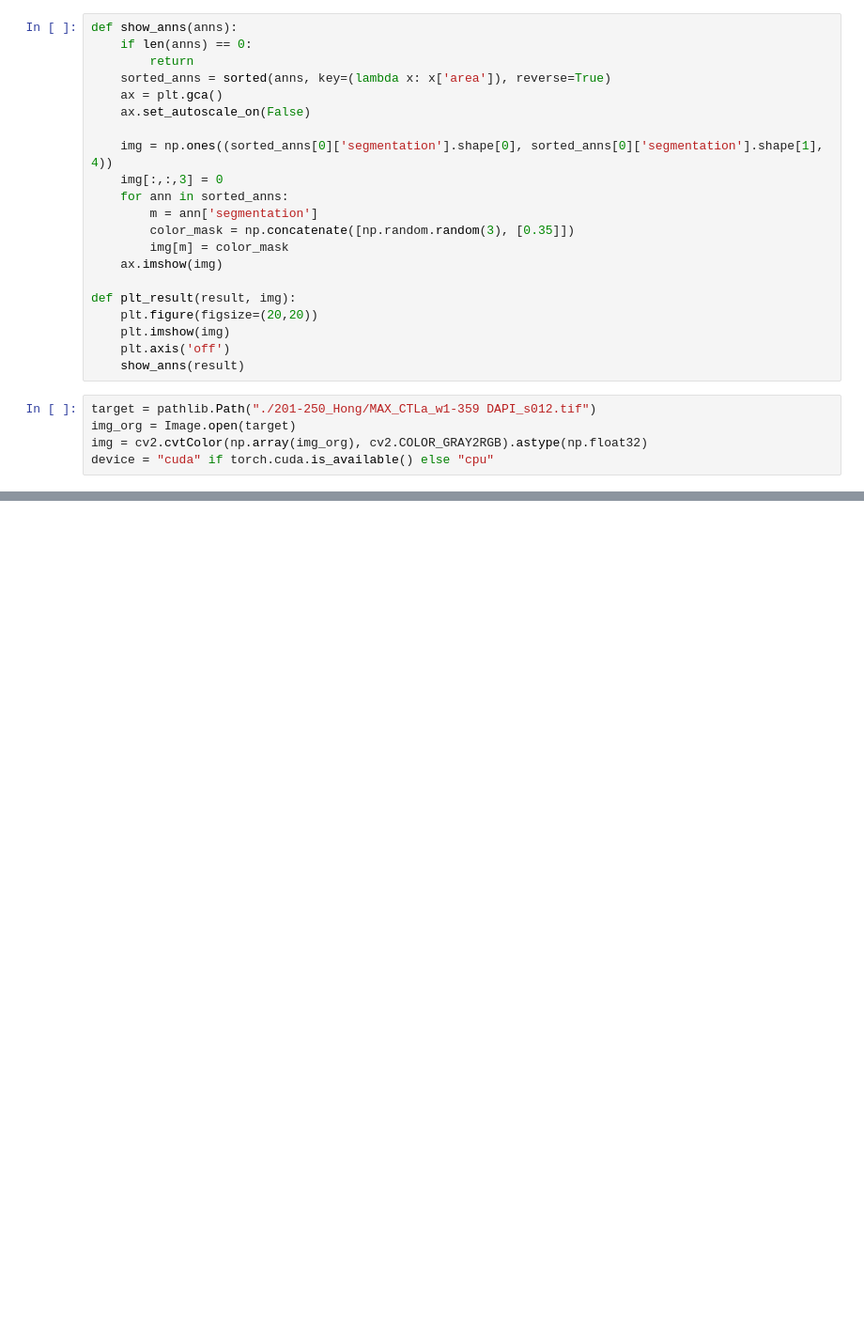
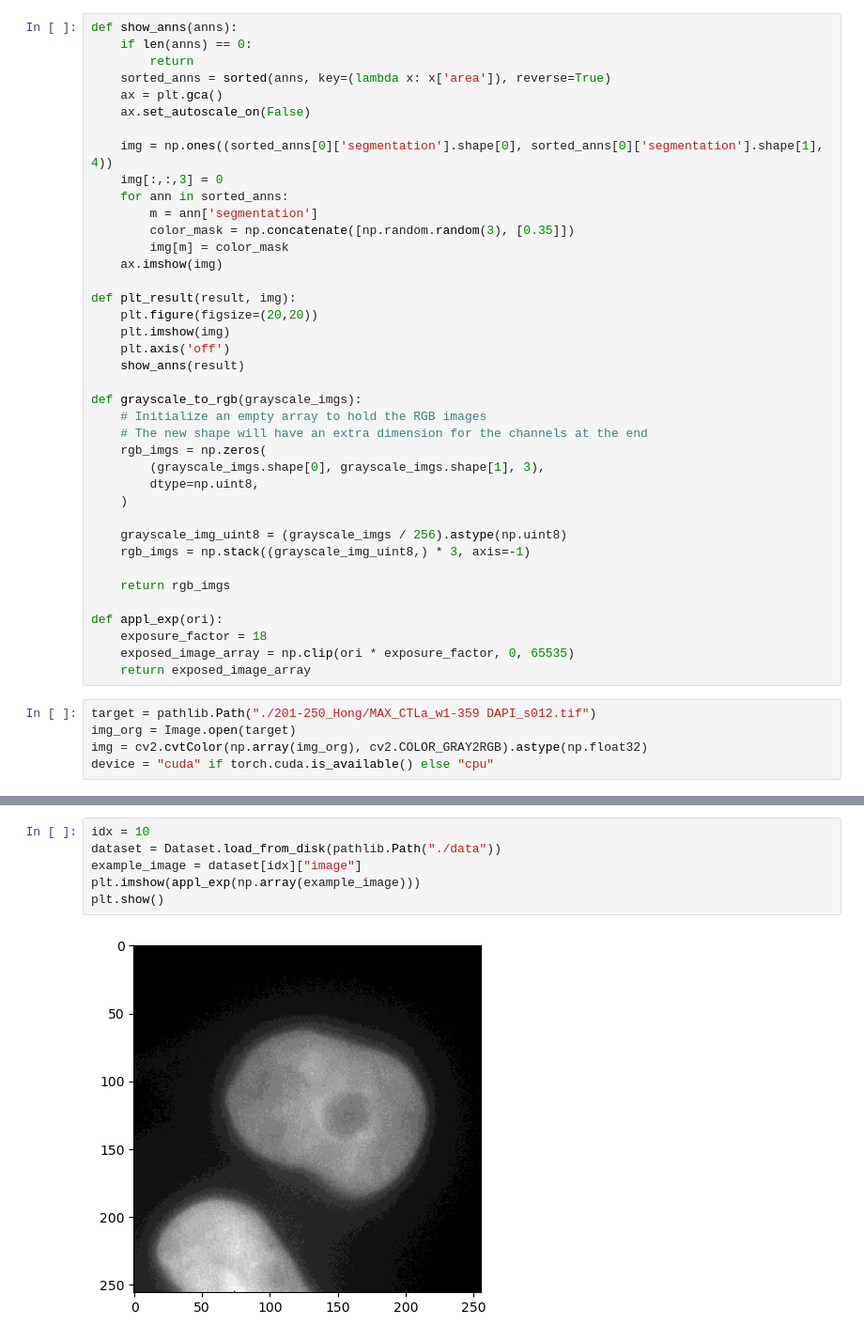
Before and after one commit to UCI-Ding-Lab/FISH-ML, a Jupyter notebook: predict.ipynb, the cells around one changed output, grey strips where cells are left out. Shown at 94% size. Saved outputs shown, nothing was run; the diff lists cells and outputs as text; blank space fills up the shorter version.

```diff
--- a/predict.ipynb
+++ b/predict.ipynb
@@ -44,6 +44,24 @@ def plt_result(result, img):
     plt.imshow(img)
     plt.axis('off')
     show_anns(result)
+
+def grayscale_to_rgb(grayscale_imgs):
+    # Initialize an empty array to hold the RGB images
+    # The new shape will have an extra dimension for the channels at the end
+    rgb_imgs = np.zeros(
+        (grayscale_imgs.shape[0], grayscale_imgs.shape[1], 3),
+        dtype=np.uint8,
+    )
+
+    grayscale_img_uint8 = (grayscale_imgs / 256).astype(np.uint8)
+    rgb_imgs = np.stack((grayscale_img_uint8,) * 3, axis=-1)
+
+    return rgb_imgs
+
+def appl_exp(ori):
+    exposure_factor = 18
+    exposed_image_array = np.clip(ori * exposure_factor, 0, 65535)
+    return exposed_image_array
 # %%
 target = pathlib.Path("./201-250_Hong/MAX_CTLa_w1-359 DAPI_s012.tif")
 img_org = Image.open(target)
@@ -102,0 +96,8 @@ TypeError: Expected state_dict to be dict-like, got <class 'transformers.models.
+# %%
+idx = 10
+dataset = Dataset.load_from_disk(pathlib.Path("./data"))
+example_image = dataset[idx]["image"]
+plt.imshow(appl_exp(np.array(example_image)))
+plt.show()
+# %% [output]
+[figure, added]
```
Also changed, not shown: parts of 9 cells of this notebook, 2 other files.
